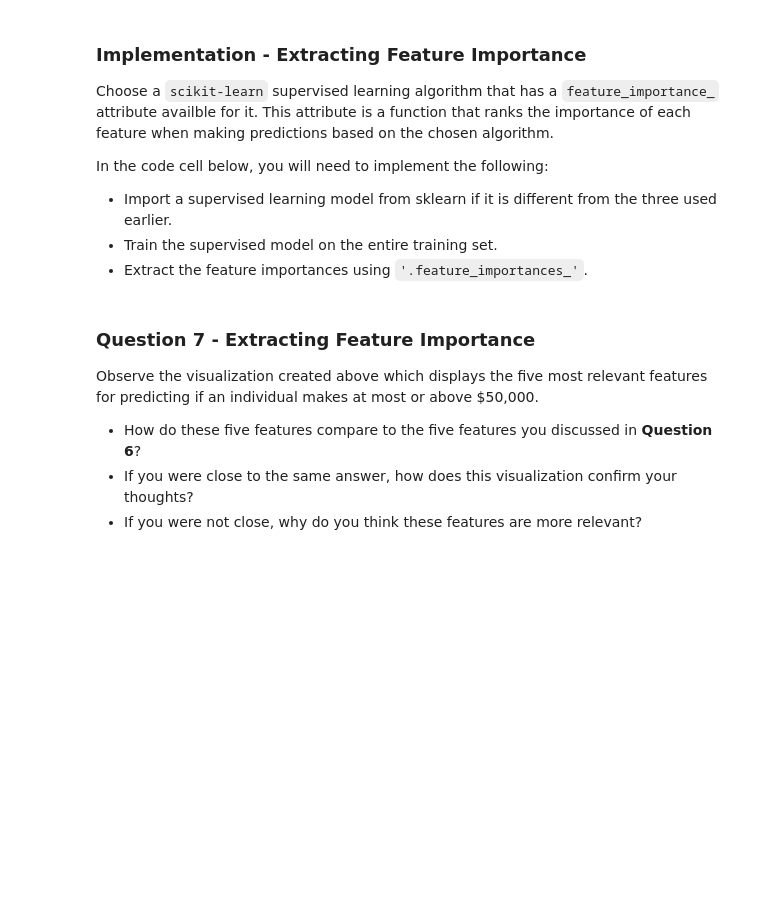
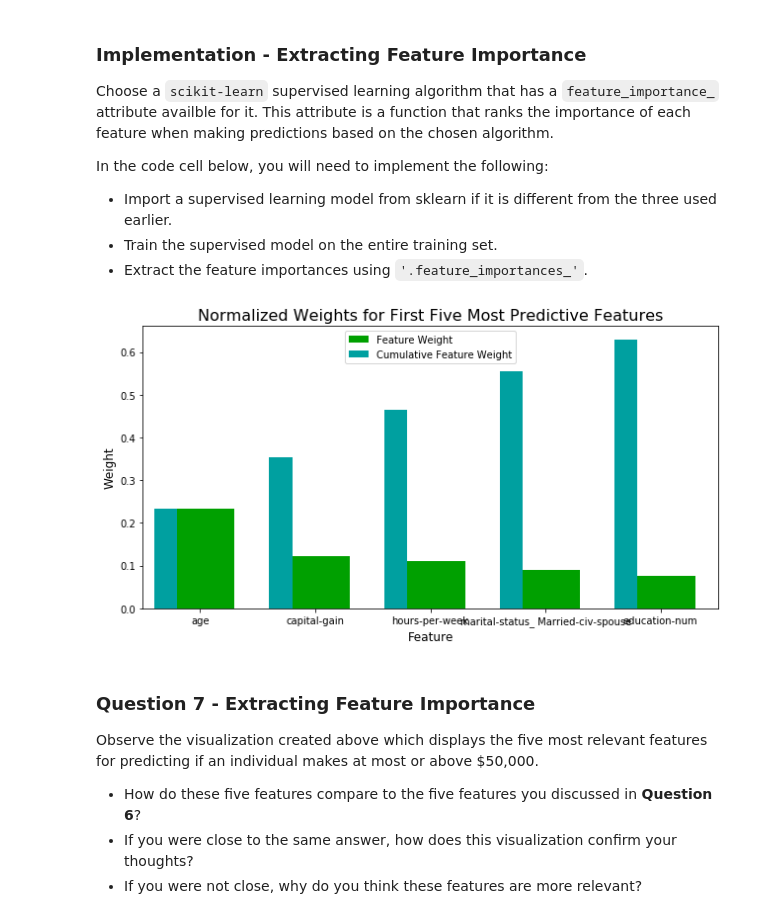
Before and after one commit to mstevenb/machine-learning, a Jupyter notebook: projects/finding_donors/finding_donors.ipynb, the cells around one changed output. Saved outputs shown, nothing was run; the diff lists cells and outputs as text; code cells hidden in the pictures; blank space fills up the shorter version.

```diff
--- a/projects/finding_donors/finding_donors.ipynb
+++ b/projects/finding_donors/finding_donors.ipynb
@@ -25,13 +25,13 @@ from time import time
 from IPython.display import display # Allows the use of display() for DataFrames
 
 # Import supplementary visualization code visuals.py
-import projects.finding_donors.visuals as vs
+import visuals as vs
 
 # Pretty display for notebooks
 %matplotlib inline
 
 # Load the Census dataset
-data = pd.read_csv("/Users/I859809/personal/udacity_mlen/machine-learning/projects/finding_donors/census.csv")
+data = pd.read_csv("census.csv")
 
 # Success - Display the first record
 display(data.head(n=1))
@@ -540,16 +539,18 @@ In the code cell below, you will need to implement the following:
  - Extract the feature importances using `'.feature_importances_'`.
 # %%
 # TODO: Import a supervised learning model that has 'feature_importances_'
-
+from sklearn.ensemble import RandomForestClassifier
 
 # TODO: Train the supervised model on the training set using .fit(X_train, y_train)
-model = None
+model = RandomForestClassifier(random_state=123).fit(X_train, y_train)
 
 # TODO: Extract the feature importances using .feature_importances_
-importances = None
+importances = model.feature_importances_
 
 # Plot
 vs.feature_plot(importances, X_train, y_train)
+# %% [output]
+[figure, added]
 # %% [markdown]
 ### Question 7 - Extracting Feature Importance
 
```
Also changed, not shown: parts of 9 cells of this notebook.
